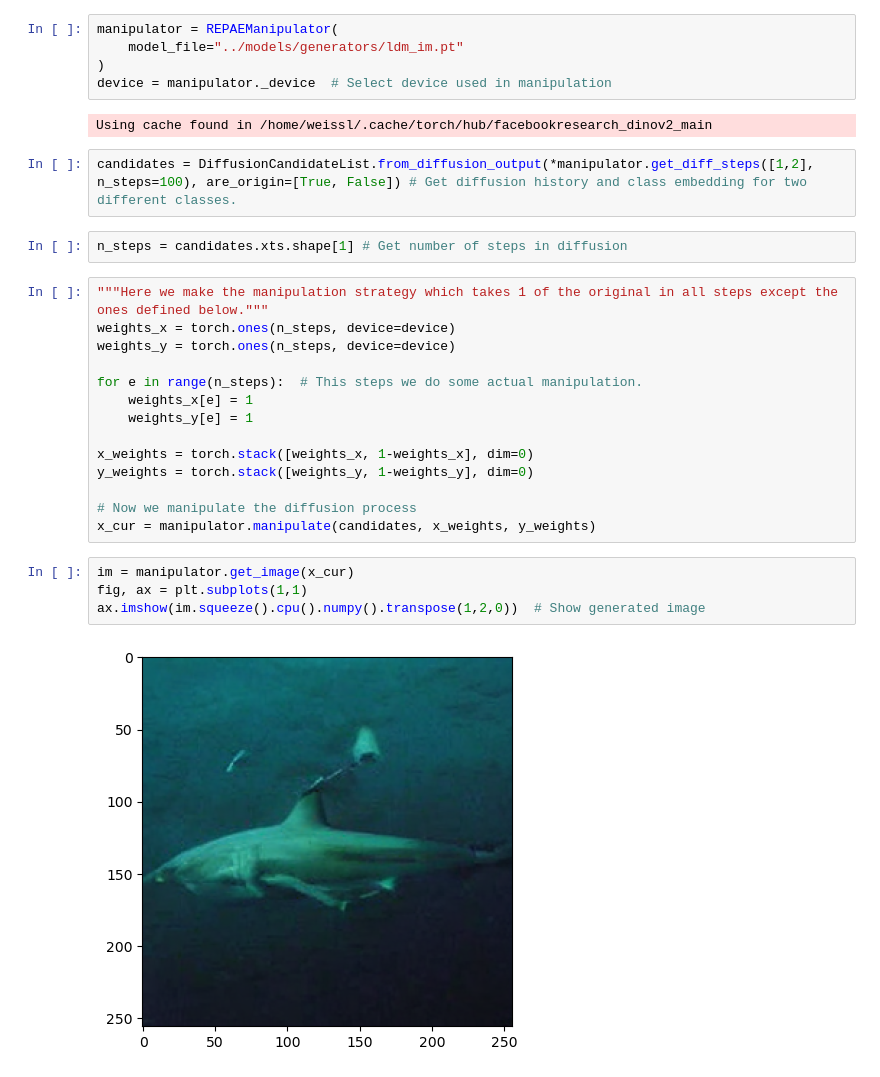
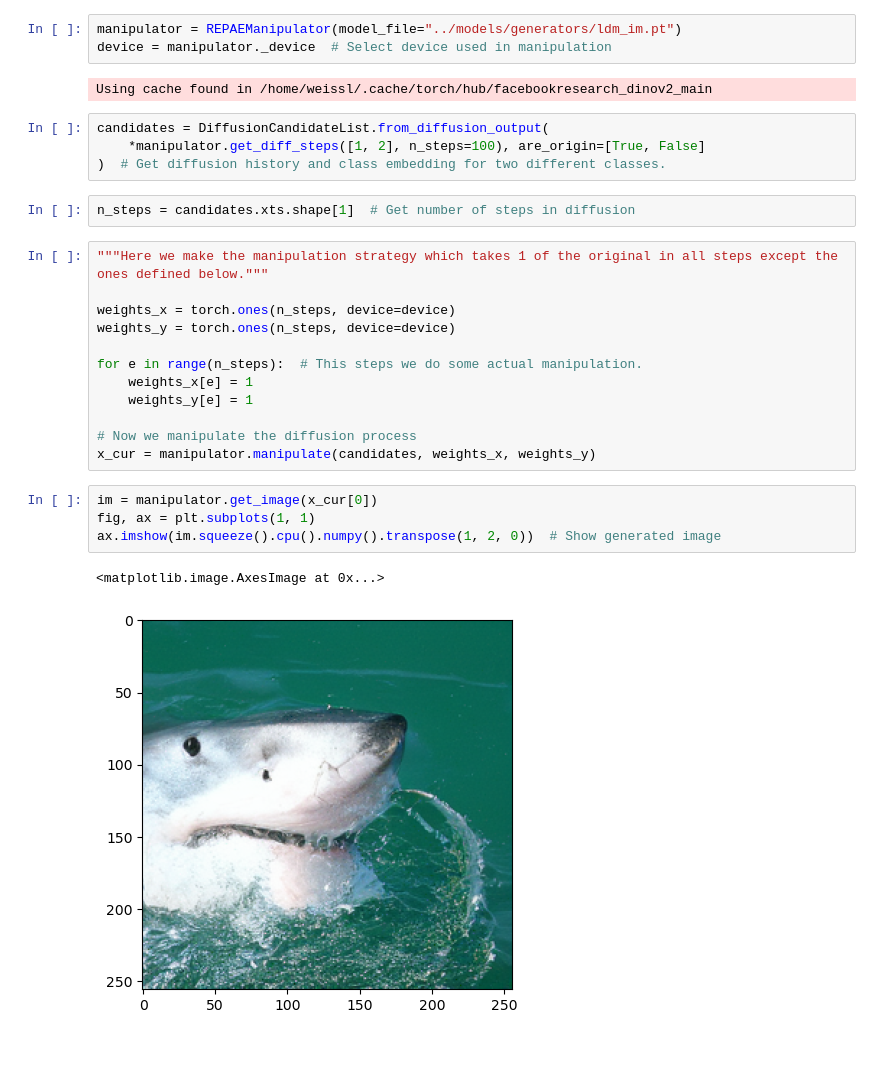
Before and after one commit to ast-fortiss-tum/SMOO, a Jupyter notebook: examples/manipulate_diffusion_example.ipynb, the cells around one changed output. Drawn from its saved outputs; the diff is of its cells as text; blank space fills up the shorter version.

```diff
--- a/examples/manipulate_diffusion_example.ipynb
+++ b/examples/manipulate_diffusion_example.ipynb
@@ -12,18 +11,19 @@ The autoreload extension is already loaded. To reload it, use:
 ## Diffusion Example
 This notebooks shows how to manipulate the diffusion process in Latent Diffusion Models.
 # %%
-manipulator = REPAEManipulator(
-    model_file="../models/generators/ldm_im.pt"
-)
+manipulator = REPAEManipulator(model_file="../models/generators/ldm_im.pt")
 device = manipulator._device  # Select device used in manipulation
 # %% [output]
 Using cache found in /home/weissl/.cache/torch/hub/facebookresearch_dinov2_main
 # %%
-candidates = DiffusionCandidateList.from_diffusion_output(*manipulator.get_diff_steps([1,2], n_steps=100), are_origin=[True, False]) # Get diffusion history and class embedding for two different classes.
+candidates = DiffusionCandidateList.from_diffusion_output(
+    *manipulator.get_diff_steps([1, 2], n_steps=100), are_origin=[True, False]
+)  # Get diffusion history and class embedding for two different classes.
 # %%
-n_steps = candidates.xts.shape[1] # Get number of steps in diffusion
+n_steps = candidates.xts.shape[1]  # Get number of steps in diffusion
 # %%
 """Here we make the manipulation strategy which takes 1 of the original in all steps except the ones defined below."""
+
 weights_x = torch.ones(n_steps, device=device)
 weights_y = torch.ones(n_steps, device=device)
 
@@ -31,14 +31,12 @@ for e in range(n_steps):  # This steps we do some actual manipulation.
     weights_x[e] = 1
     weights_y[e] = 1
 
-x_weights = torch.stack([weights_x, 1-weights_x], dim=0)
-y_weights = torch.stack([weights_y, 1-weights_y], dim=0)
-
 # Now we manipulate the diffusion process
-x_cur = manipulator.manipulate(candidates, x_weights, y_weights)
+x_cur = manipulator.manipulate(candidates, weights_x, weights_y)
 # %%
-im = manipulator.get_image(x_cur)
-fig, ax = plt.subplots(1,1)
-ax.imshow(im.squeeze().cpu().numpy().transpose(1,2,0))  # Show generated image
+im = manipulator.get_image(x_cur[0])
+fig, ax = plt.subplots(1, 1)
+ax.imshow(im.squeeze().cpu().numpy().transpose(1, 2, 0))  # Show generated image
 # %% [output]
+<matplotlib.image.AxesImage at 0x...>
-[figure, old version]
+[figure, new version]
```
Also changed, not shown: parts of 1 cell of this notebook, 16 other files.
